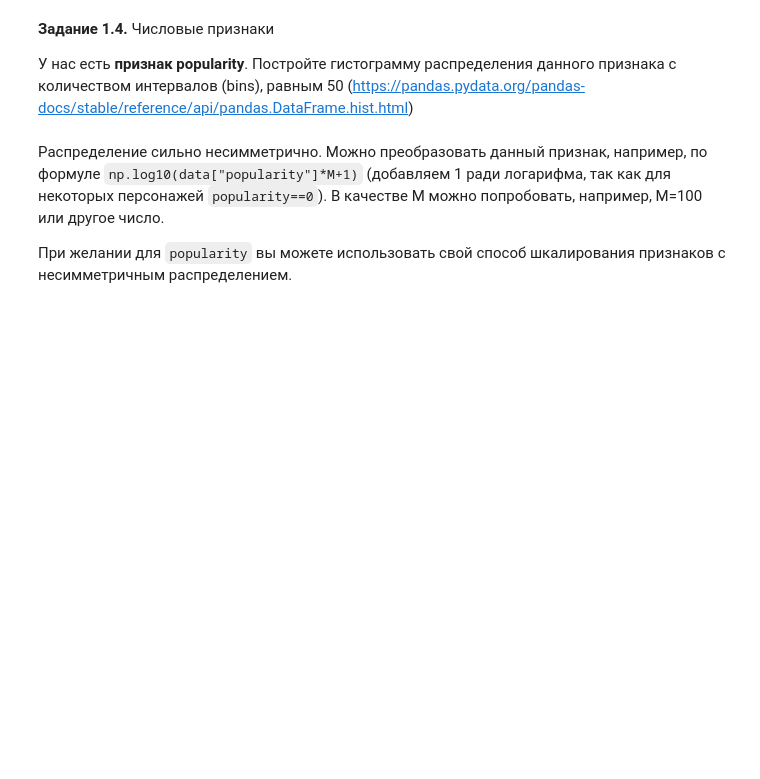
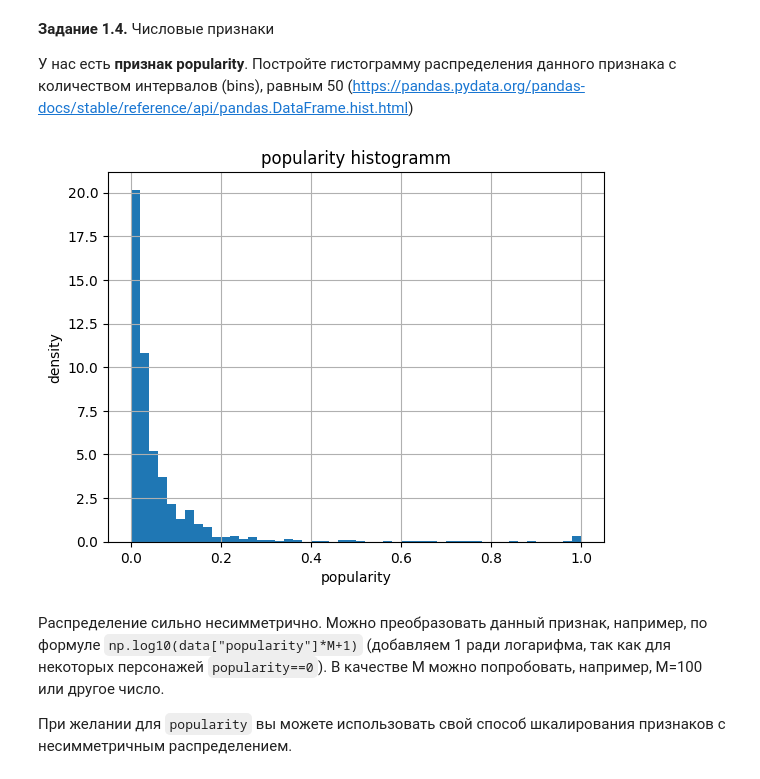
Before and after one commit to GodNaoborot/Deep-Learning-School-2026, a Jupyter notebook: week_01_ml_intro/Homework/hw_1_game_of_thrones.ipynb, the cells around one changed output. Drawn from its saved outputs; the diff is of its cells as text; code cells hidden in the pictures; blank space fills up the shorter version.

```diff
--- a/week_01_ml_intro/Homework/hw_1_game_of_thrones.ipynb
+++ b/week_01_ml_intro/Homework/hw_1_game_of_thrones.ipynb
@@ -113,3 +110,5 @@ data = # ...
+# %%
+data = pd.read_csv('https://drive.google.com/uc?id=1XL0VTygpZj-ZAuTNRBgApZTPQyNDnT-v', index_col='S.No')
 # %% [markdown]
 Посмотрите, какие типы данных представлены в нашем датасете
 # %% [markdown]
@@ -144,6 +189,16 @@ data.describe(include = [...]).T[['count', 'min', 'max']]
 **Задание 1.4.** Числовые признаки
 
 У нас есть **признак popularity**. Постройте гистограмму распределения данного признака с количеством интервалов (bins), равным 50 (https://pandas.pydata.org/pandas-docs/stable/reference/api/pandas.DataFrame.hist.html)
+# %%
+plt.hist(data['popularity'], density=True, bins=50)
+
+plt.grid(True)
+plt.xlabel('popularity')
+plt.ylabel('density')
+plt.title('popularity histogramm')
+plt.show()
+# %% [output]
+[figure, added]
 # %% [markdown]
 Распределение сильно несимметрично. Можно преобразовать данный признак, например, по формуле `np.log10(data["popularity"]*M+1)` (добавляем 1 ради логарифма, так как для некоторых персонажей `popularity==0`). В качестве M можно попробовать, например, M=100 или другое число.
 
```
Also changed, not shown: parts of 18 cells of this notebook.
